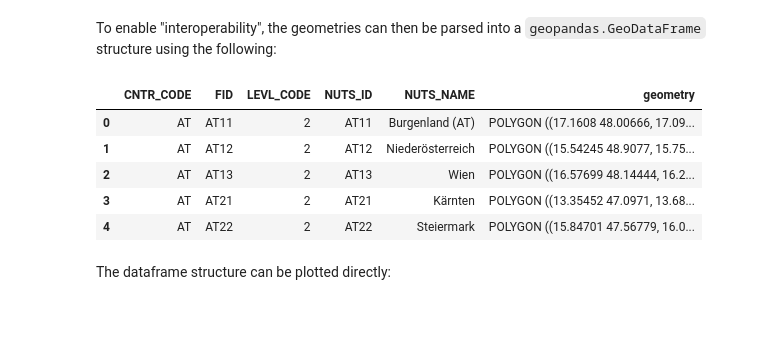
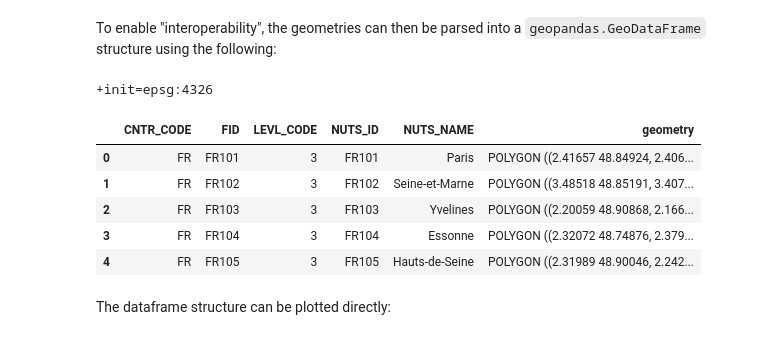
Before and after one commit to eurostat/happyGISCO, a Jupyter notebook: notebooks/example_GISCO_services.ipynb, the cells around one changed output. Drawn from its saved outputs; the diff is of its cells as text; code cells hidden in the pictures.

```diff
--- a/notebooks/example_GISCO_services.ipynb
+++ b/notebooks/example_GISCO_services.ipynb
@@ -294,15 +351,19 @@ Map(basemap={'url': 'https://{s}.tile.openstreetmap.org/{z}/{x}/{y}.png', 'max_z
 # %% [markdown]
 To enable "interoperability", the geometries can then be parsed into a `geopandas.GeoDataFrame` structure using the following:
-# %%
-gdf = geopandas.GeoDataFrame.from_features([g['features'][0] for g in geometries], crs=geometries[0]['crs'])
-gdf.head()
-# %% [output]
-|  | CNTR_CODE | FID | LEVL_CODE | NUTS_ID | NUTS_NAME | geometry |
-| 0 | AT | AT11 | 2 | AT11 | Burgenland (AT) | POLYGON ((17.1608 48.00666, 17.09... |
-| 1 | AT | AT12 | 2 | AT12 | Niederösterreich | POLYGON ((15.54245 48.9077, 15.75... |
-| 2 | AT | AT13 | 2 | AT13 | Wien | POLYGON ((16.57699 48.14444, 16.2... |
-| 3 | AT | AT21 | 2 | AT21 | Kärnten | POLYGON ((13.35452 47.0971, 13.68... |
-| 4 | AT | AT22 | 2 | AT22 | Steiermark | POLYGON ((15.84701 47.56779, 16.0... |
+# %%
+crs = "+init=epsg:%s" % data.dimensions['proj']
+features = happyType.seqflatten([g['features'] for g in geometries])
+gdf = geopandas.GeoDataFrame.from_features(features, crs=crs)
+print(gdf.crs)
+gdf.head()
+# %% [output]
++init=epsg:4326
+|  | CNTR_CODE | FID | LEVL_CODE | NUTS_ID | NUTS_NAME | geometry |
+| 0 | FR | FR101 | 3 | FR101 | Paris | POLYGON ((2.41657 48.84924, 2.406... |
+| 1 | FR | FR102 | 3 | FR102 | Seine-et-Marne | POLYGON ((3.48518 48.85191, 3.407... |
+| 2 | FR | FR103 | 3 | FR103 | Yvelines | POLYGON ((2.20059 48.90868, 2.166... |
+| 3 | FR | FR104 | 3 | FR104 | Essonne | POLYGON ((2.32072 48.74876, 2.379... |
+| 4 | FR | FR105 | 3 | FR105 | Hauts-de-Seine | POLYGON ((2.31989 48.90046, 2.242... |
 # %% [markdown]
 The dataframe structure can be plotted directly:
 # %%
```
Also changed, not shown: parts of 20 cells of this notebook.
